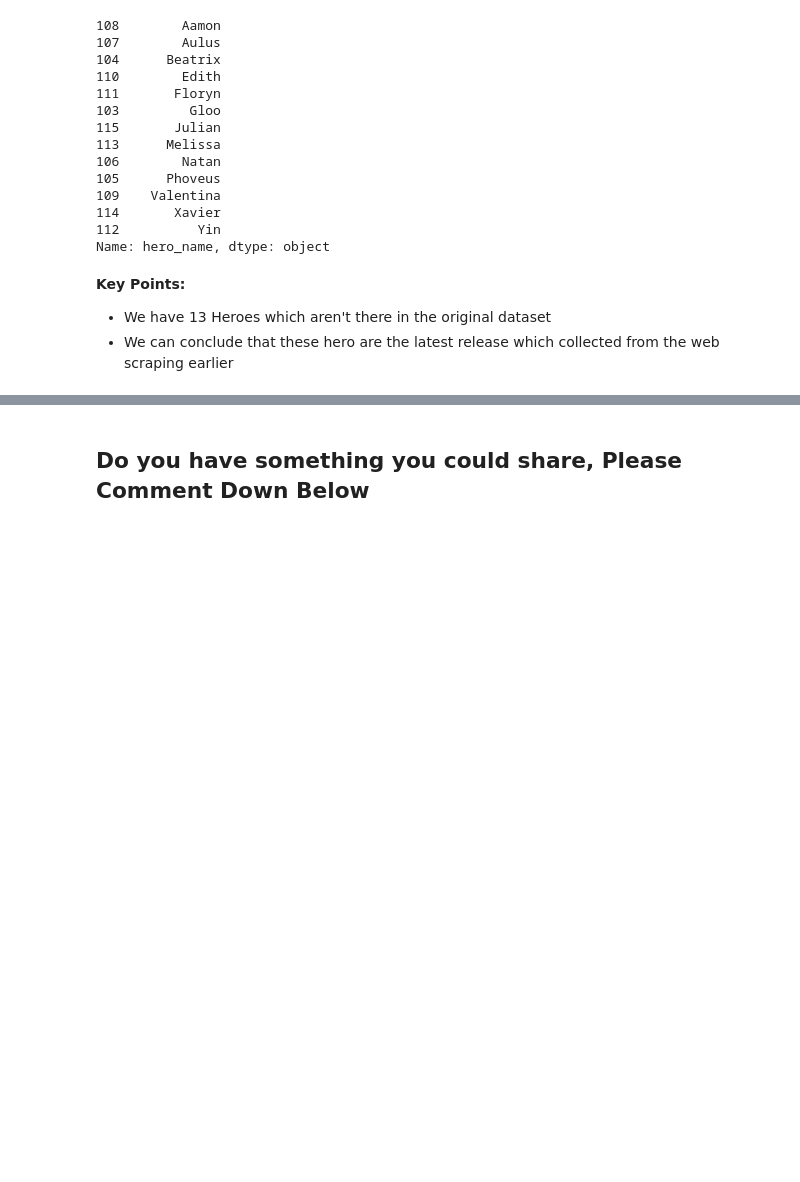
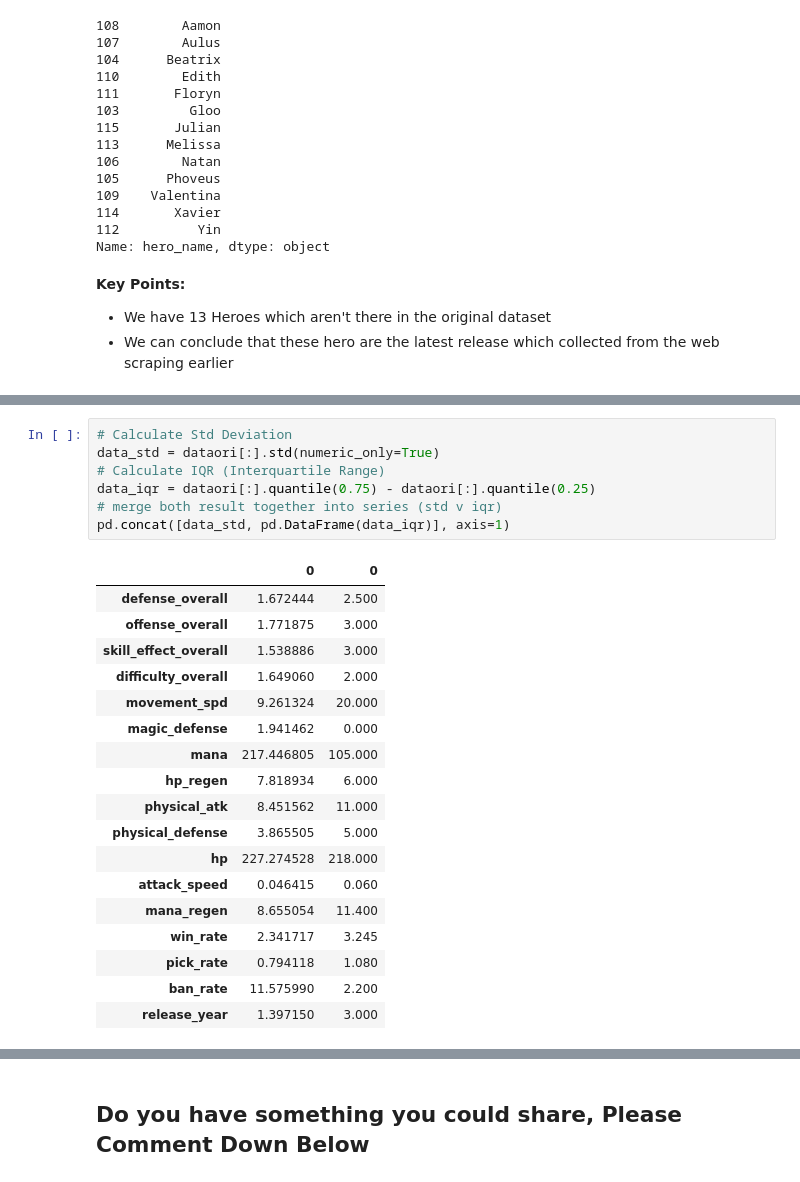
Before and after one commit to wjudho/google-data-analytics-capstone-project, a Jupyter notebook: mlbb-data-preprocessing-cleaning-web-scraping.ipynb, the cells around one changed output, grey strips where cells are left out. Saved outputs shown, nothing was run; the diff lists cells and outputs as text; blank space fills up the shorter version.

```diff
--- a/mlbb-data-preprocessing-cleaning-web-scraping.ipynb
+++ b/mlbb-data-preprocessing-cleaning-web-scraping.ipynb
@@ -446,0 +514,26 @@ Name: hero_name, dtype: object
+# %%
+# Calculate Std Deviation
+data_std = dataori[:].std(numeric_only=True)
+# Calculate IQR (Interquartile Range)
+data_iqr = dataori[:].quantile(0.75) - dataori[:].quantile(0.25)
+# merge both result together into series (std v iqr)
+pd.concat([data_std, pd.DataFrame(data_iqr)], axis=1)
+# %% [output]
+|  | 0 | 0 |
+| defense_overall | 1.672444 | 2.500 |
+| offense_overall | 1.771875 | 3.000 |
+| skill_effect_overall | 1.538886 | 3.000 |
+| difficulty_overall | 1.649060 | 2.000 |
+| movement_spd | 9.261324 | 20.000 |
+| magic_defense | 1.941462 | 0.000 |
+| mana | 217.446805 | 105.000 |
+| hp_regen | 7.818934 | 6.000 |
+| physical_atk | 8.451562 | 11.000 |
+| physical_defense | 3.865505 | 5.000 |
+| hp | 227.274528 | 218.000 |
+| attack_speed | 0.046415 | 0.060 |
+| mana_regen | 8.655054 | 11.400 |
+| win_rate | 2.341717 | 3.245 |
+| pick_rate | 0.794118 | 1.080 |
+| ban_rate | 11.575990 | 2.200 |
+| release_year | 1.397150 | 3.000 |
```
Also changed, not shown: parts of 10 cells of this notebook.
